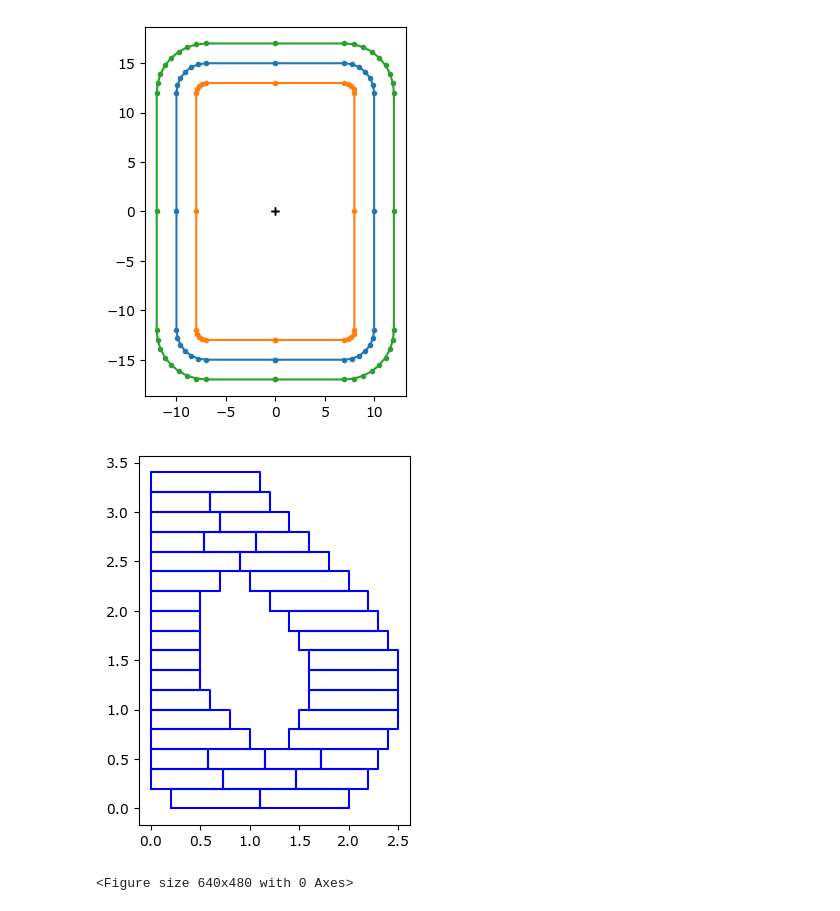
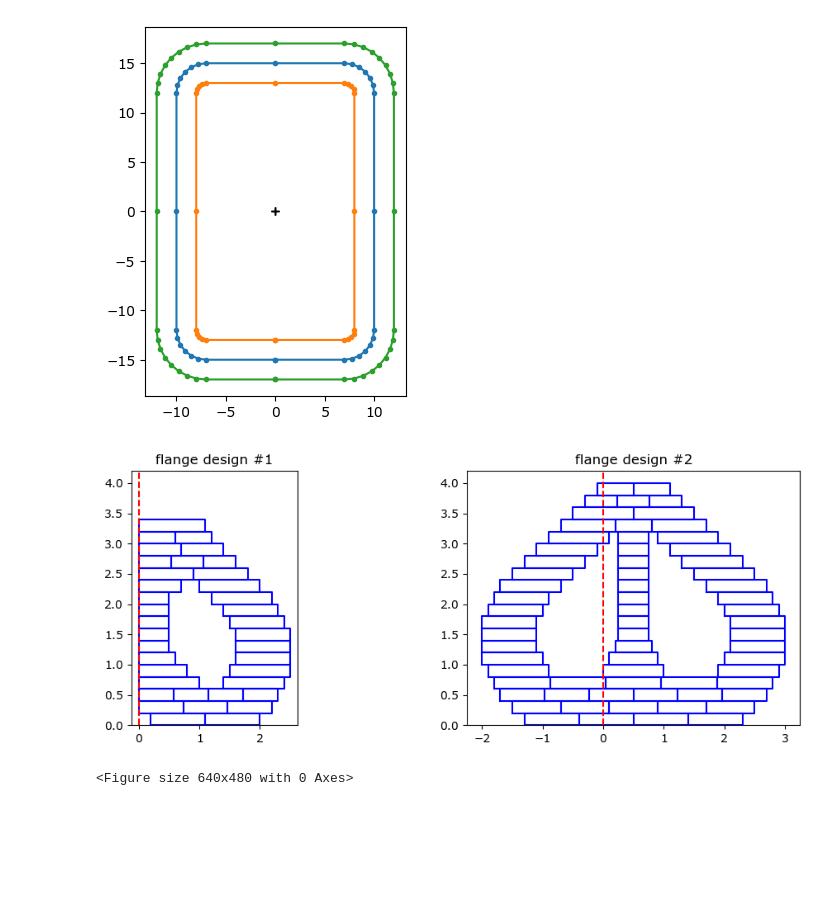
Before and after one commit to RichardPotthoff/myrepo, a Jupyter notebook: transition_piece.ipynb, the cells around one changed output. Cells and saved outputs as stored; diff of their text form; code cells hidden in the pictures; blank space fills up the shorter version.

Commit message:
add 2nd flange type

```diff
--- a/transition_piece.ipynb
+++ b/transition_piece.ipynb
@@ -246,20 +246,43 @@ flangeBrickwork1=[fitBricks(2.0,0.2,2)]+\
         fitBricks(1.2,0,2)]+\
        [[((1.1-0.6*i/50.0)/2.0,1.1-0.6*i/50.0)] for i in range(1)]
 
-flangeBrickworks=[None,flangeBrickwork1]
+#flange design #2 may not print well upside-down:
+flangeBrickwork2= [fitBricks(-w2,w2,n) for w2,n in ((3.6/2,4),(4.0/2,5),(4.4/2,6),(4.6/2,5))]+ \
+      [((0.0,cw),(-w2+ww/2,ww),(w2-ww/2,ww)) for w2,ww,cw in[ \
+        (4.8/2,1.0,1.0),\
+        (5.0/2,1.0,0.8),\
+        (5.0/2,0.9,0.6)]+\
+        [(5.0/2,0.9,0.5)]*2+[\
+        (4.8/2,0.9,0.5),\
+        (4.6/2,0.9,0.5),\
+        (4.4/2,1.0,0.5)]+\
+        [(w2,1.0,0.5)for w2 in(4.0/2,3.6/2,3.2/2,2.8/2)]+\
+        [(2.4/2,0.9,0.6)]
+        ]+\
+      [fitBricks(-w2,w2,n) for w2,n in ((2.0/2,2),(1.6/2,3),(1.2/2,2))]
+#shift offsets for brickwork2 by 0.5mm
+flangeBrickwork2=[[(offs+0.5,w) for offs,w in layer] for layer in flangeBrickwork2]
+
+flangeBrickworks=[None,flangeBrickwork1,flangeBrickwork2]
 # %%
 #Showing the "Brickwork".
 #Each rectangle represents one extrusion path.
 hl=0.2
-for i,layer in enumerate(flangeBrickworks[1]):
+fig,axs=plt.subplots(1,2,figsize=(12,4))
+for k in [1,2]:
+  ax=axs[k-1]
+  ax.set_aspect('equal')
+  ax.set_title(f'flange design #{k}')
+  ax.set_ylim(0,4.2)
+  ax.plot((0,0),(0,10),'r--',zorder=5)
+  for i,layer in enumerate(flangeBrickworks[k]):
     y=i*hl
     if y>5.5:
       break
     for x,w in layer:
-      plt.plot((x-w/2,x+w/2,x+w/2,x-w/2,x-w/2),(y,y,y+hl,y+hl,y),'b-')
-plt.gca().set_aspect('equal')
+      axs[k-1].plot((x-w/2,x+w/2,x+w/2,x-w/2,x-w/2),(y,y,y+hl,y+hl,y),'b-',zorder=1)
 # %% [output]
-[figure, old version]
+[figure, new version]
 # %%
 #The complete "FullControl" version of everything shown above:
 from math import cos,pi
```
Also changed, not shown: parts of 2 cells of this notebook.
